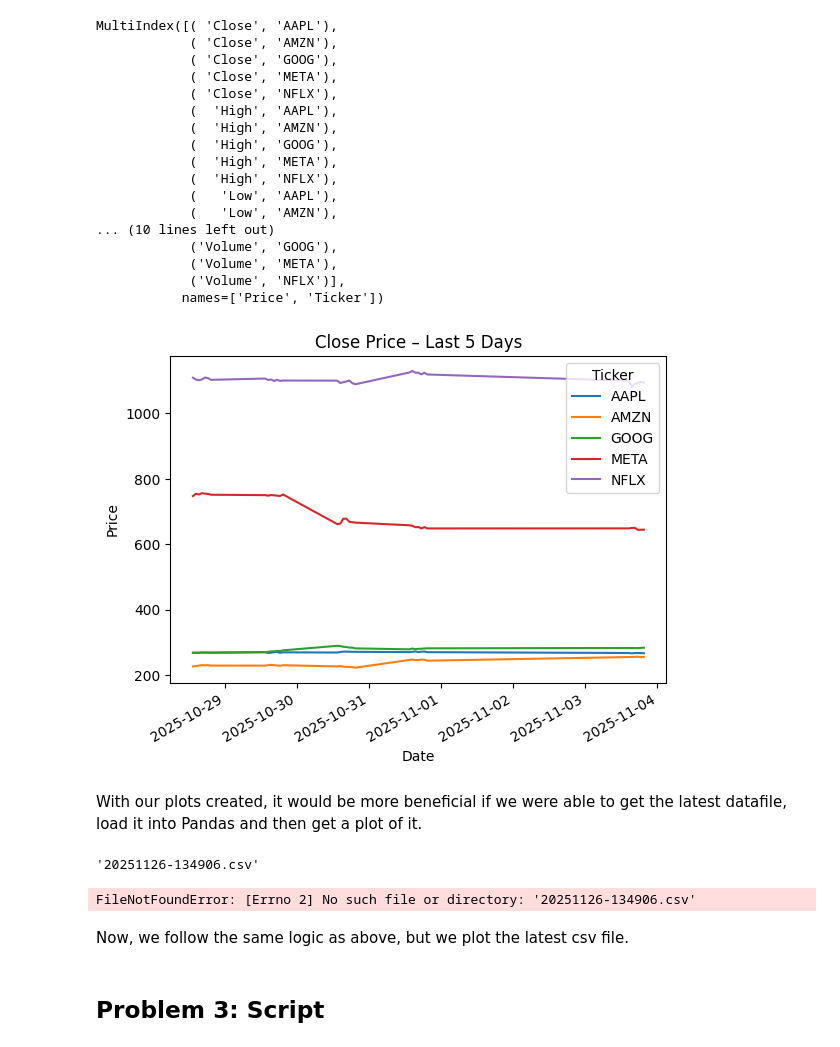
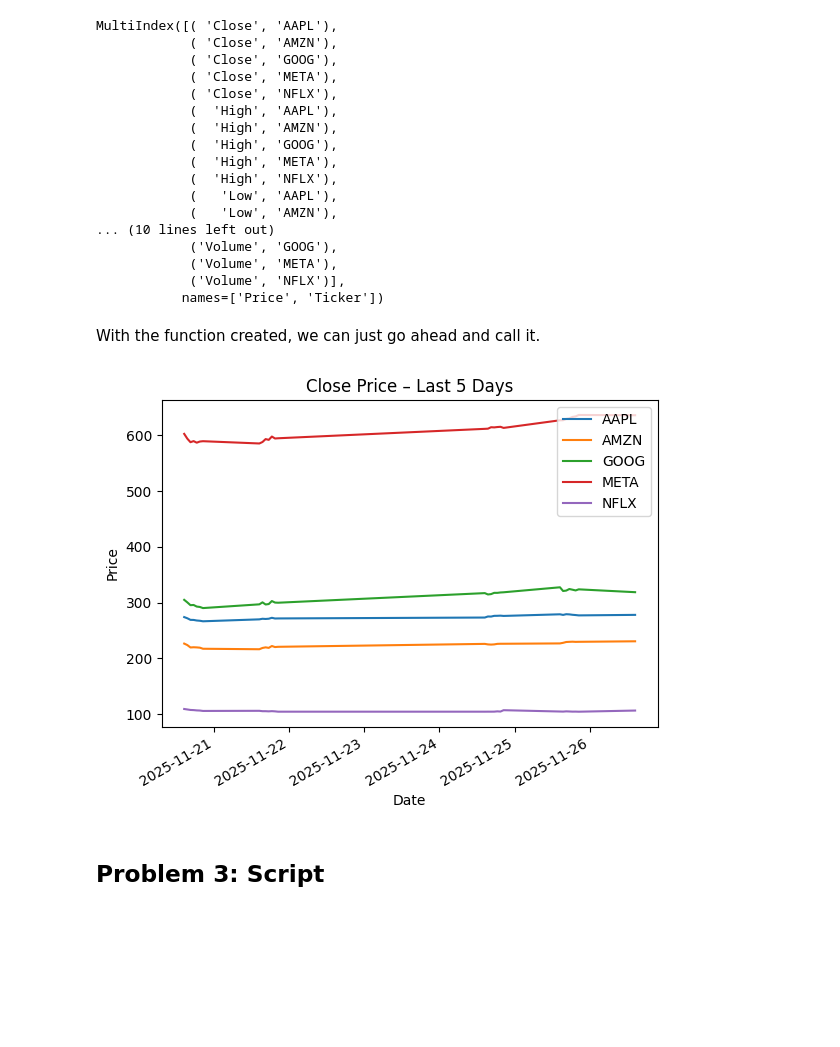
Before and after one commit to LoicBagnoud/Computer_Infrastructure, a Jupyter notebook: problems.ipynb, the cells around one changed output. Cells and saved outputs as stored; diff of their text form; code cells hidden in the pictures; blank space fills up the shorter version.

```diff
--- a/problems.ipynb
+++ b/problems.ipynb
@@ -125,0 +150,4 @@ df.head(5)
+# %%
+# We also make sure that we assign the latest csv file to a proper dataframe.
+df = pd.read_csv(f'data/{data_files[0]}', header=[0, 1], skiprows=[2], index_col=0, parse_dates=True)
+df
@@ -151,26 +199,32 @@ MultiIndex([( 'Close', 'AAPL'),
 # %%
 # Afterwards, we go into the actual ploting.
 
+def plot_data():
+
 # Create new figure and axis.
-fig, ax = plt.subplots()
+    fig, ax = plt.subplots()
 
 # Plot all closing prices.
-df['Close'].plot(ax=ax)
+    df['Close'].plot(ax=ax)
 
 # Give our labels and titles.
-ax.set_title("Close Price – Last 5 Days")
-ax.set_xlabel("Date")
-ax.set_ylabel("Price")
+
+# We need to force the legend to go to the upper right, since it was in the middle of the plot.
+    ax.legend(loc='upper right')
+
+    ax.set_title("Close Price – Last 5 Days")
+    ax.set_xlabel("Date")
+    ax.set_ylabel("Price")
 
 # # Format timestamp for filename.
-now = datetime.now()
-time_format = now.strftime("%Y%m%d-%H%M%S")
+    now = datetime.now()
+    time_format = now.strftime("%Y%m%d-%H%M%S")
 
 # Build file path inside existing 'plots' folder.
-filepath = f"plots/{time_format}.png"
+    filepath = f"plots/{time_format}.png"
 
 # # Save it with our desired resolution.
-fig.savefig(filepath, dpi=300)
+    fig.savefig(filepath, dpi=300)
 
 # References:
 # https://www.investopedia.com/articles/technical/112601.asp
@@ -179,28 +233,5 @@ fig.savefig(filepath, dpi=300)
 # https://matplotlib.org/stable/api/_as_gen/matplotlib.axes.Axes.set_title.html
 # https://matplotlib.org/stable/api/_as_gen/matplotlib.axes.Axes.set_xlabel.html
 # https://matplotlib.org/stable/api/_as_gen/matplotlib.axes.Axes.set_ylabel.html
-# %% [output]
-[figure, removed]
 # %% [markdown]
-With our plots created, it would be more beneficial if we were able to get the latest datafile, load it into Pandas and then get a plot of it.
+With the function created, we can just go ahead and call it.
-# %%
-# We assing to a variable the os function that searches through the data folder
-data_files = os.listdir('data/')
-
-# We sort them to get the latest one.
-data_files.sort(reverse=True)
-
-# We get the latest file.
-data_files[0]
-# %% [output]
-'20251126-134906.csv'
-# %%
-# We get our latest file
-latest_file = data_files[0]
-
-# We put it into a dataframe.
-df = pd.read_csv(latest_file)
-# %% [output]
-FileNotFoundError: [Errno 2] No such file or directory: '20251126-134906.csv'
-# %% [markdown]
-Now, we follow the same logic as above, but we plot the latest csv file.
@@ -222,3 +238,7 @@ fig.savefig(filepath, dpi=300)
+# %%
+plot_data()
+# %% [output]
+[figure, added]
 # %% [markdown]
 ## Problem 3: Script
 # %% [markdown]
```
Also changed, not shown: parts of 5 cells of this notebook, 17 other files.
